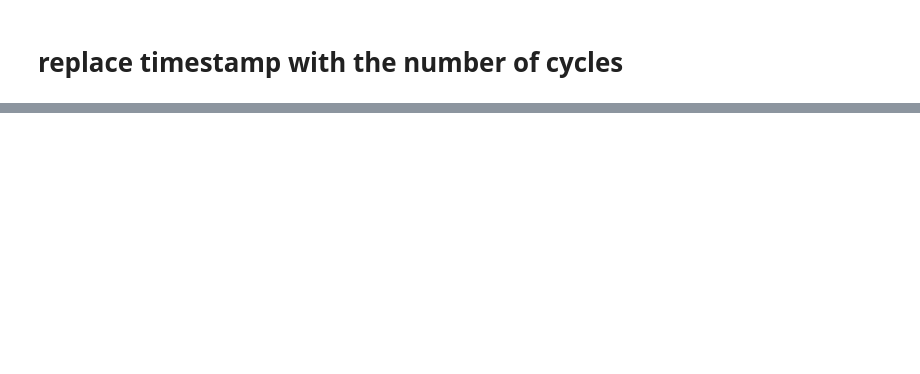
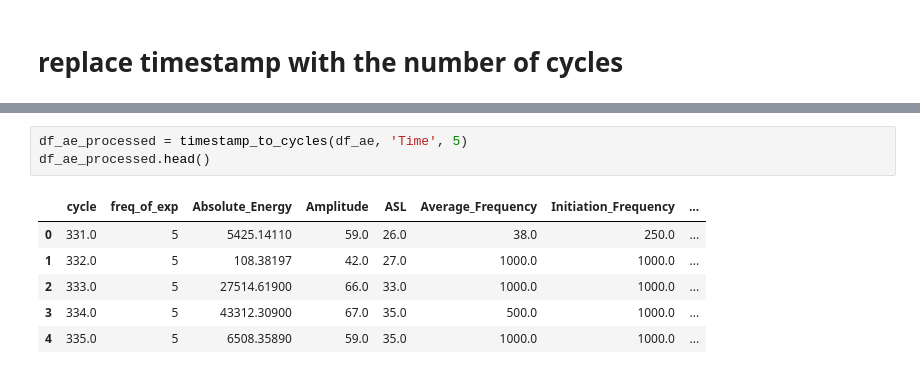
Before and after one commit to buy0range/code_internship, a Jupyter notebook: preprocess.ipynb, the cells around one changed output, grey strips where cells are left out. Saved outputs shown, nothing was run; the diff lists cells and outputs as text; blank space fills up the shorter version.

```diff
--- a/preprocess.ipynb
+++ b/preprocess.ipynb
@@ -126,0 +170,10 @@ def num_of_cycles(df, column_name, frequency):
+# %%
+df_ae_processed = timestamp_to_cycles(df_ae, 'Time', 5)
+df_ae_processed.head()
+# %% [output]
+|  | cycle | freq_of_exp | Absolute_Energy | Amplitude | ASL | Average_Frequency | Initiation_Frequency | ... |
+| 0 | 331.0 | 5 | 5425.14110 | 59.0 | 26.0 | 38.0 | 250.0 | ... |
+| 1 | 332.0 | 5 | 108.38197 | 42.0 | 27.0 | 1000.0 | 1000.0 | ... |
+| 2 | 333.0 | 5 | 27514.61900 | 66.0 | 33.0 | 1000.0 | 1000.0 | ... |
+| 3 | 334.0 | 5 | 43312.30900 | 67.0 | 35.0 | 500.0 | 1000.0 | ... |
+| 4 | 335.0 | 5 | 6508.35890 | 59.0 | 35.0 | 1000.0 | 1000.0 | ... |
```
Also changed, not shown: parts of 9 cells of this notebook.
